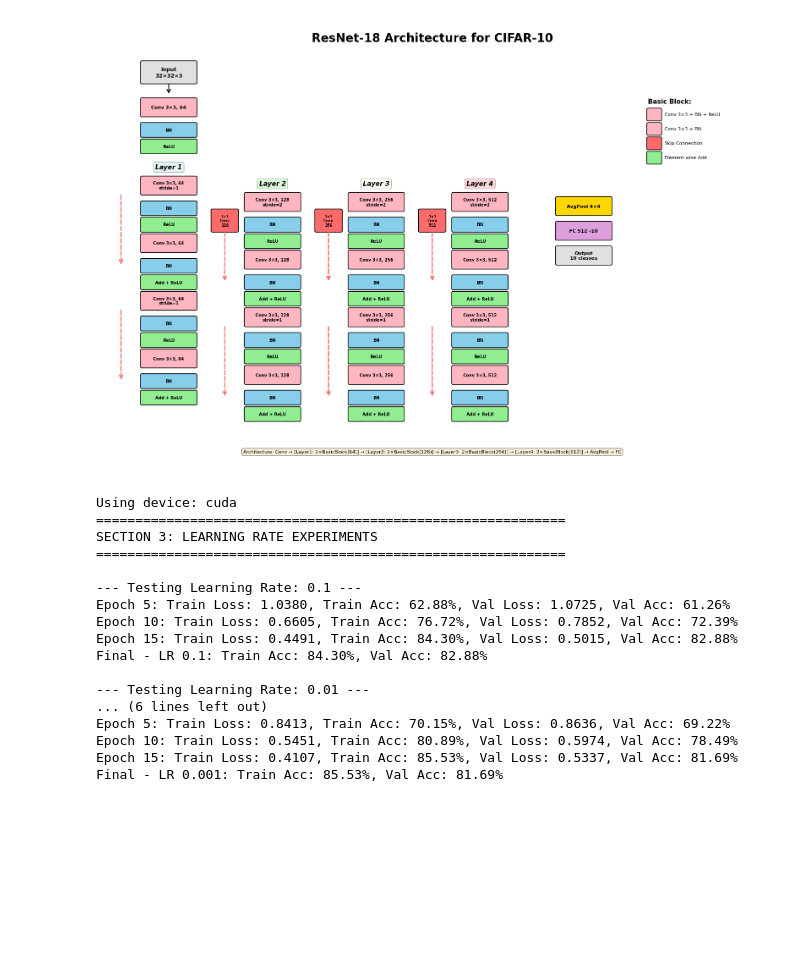
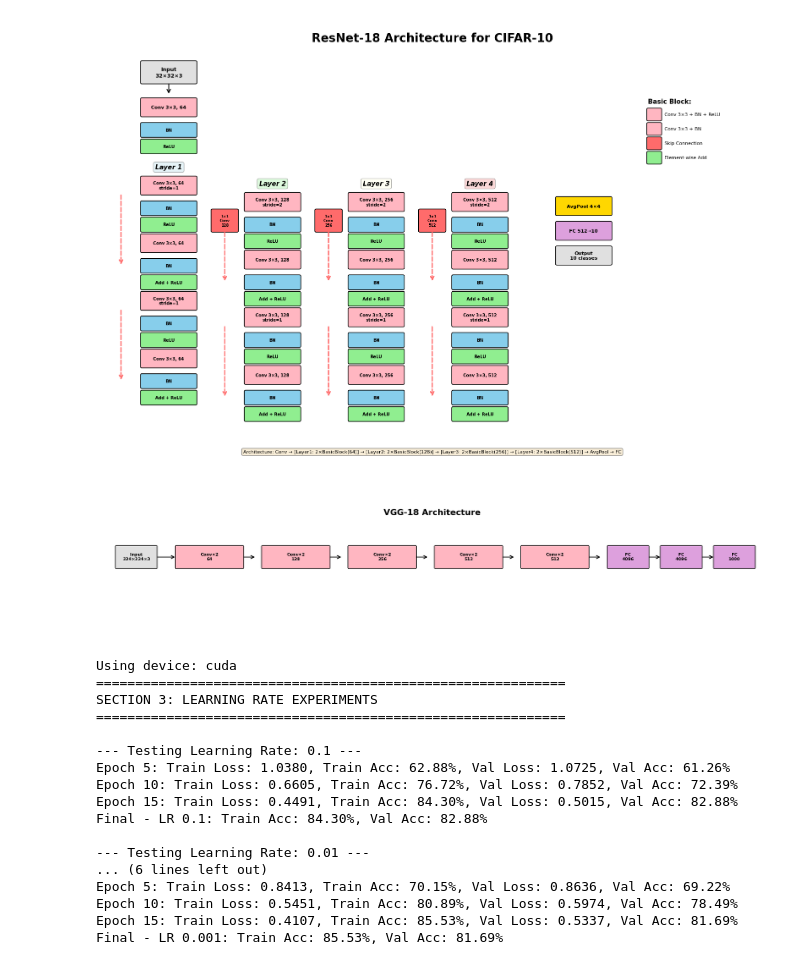
Before and after one commit to rashmikbhat/ResNet18, a Jupyter notebook: ResNet_18_new_final.ipynb, the cells around one changed output. Saved outputs shown, nothing was run; the diff lists cells and outputs as text; code cells hidden in the pictures; blank space fills up the shorter version.

```diff
--- a/ResNet_18_new_final.ipynb
+++ b/ResNet_18_new_final.ipynb
@@ -890,6 +686,76 @@ def visualize_resnet_architecture():
 visualize_resnet_architecture()
 # %% [output]
 [figure]
+# %%
+import matplotlib.pyplot as plt
+from matplotlib.patches import FancyBboxPatch, FancyArrowPatch
+
+def visualize_vgg18_architecture():
+    """
+    Generate a clear horizontal VGG-18 architecture diagram for comparison.
+    """
+    fig, ax = plt.subplots(figsize=(18, 4))
+    ax.set_xlim(0, 20)
+    ax.set_ylim(0, 4)
+    ax.axis('off')
+
+    # Colors
+    color_conv = '#FFB6C1'   # Pink for Conv layers
+    color_pool = '#FFD700'   # Yellow for MaxPool
+    color_fc = '#DDA0DD'     # Purple for FC layers
+
+    # Helper function
+    def draw_block(x, y, width, height, color, label, fontsize=8):
+        box = FancyBboxPatch((x, y), width, height, boxstyle="round,pad=0.03",
+                              edgecolor='black', facecolor=color, linewidth=1.2)
+        ax.add_patch(box)
+        ax.text(x + width/2, y + height/2, label, ha='center', va='center',
+                fontsize=fontsize, fontweight='bold', wrap=True)
+
+    def draw_arrow(x1, y1, x2, y2):
+        arrow = FancyArrowPatch((x1, y1), (x2, y2),
+                                arrowstyle='->', mutation_scale=15, linewidth=1.5, color='black')
+        ax.add_patch(arrow)
+
+    # Start positions
+    x_pos = 0.5
+    y_pos = 2
+
+    # Input
+    draw_block(x_pos, y_pos, 1.2, 0.6, '#E0E0E0', 'Input\n224×224×3', 8)
+    draw_arrow(x_pos + 1.2, y_pos + 0.3, x_pos + 1.8, y_pos + 0.3)
+
+    # Conv stages
+    stages = [
+        ('Conv×2\n64', color_conv),
+        ('Conv×2\n128', color_conv),
+        ('Conv×2\n256', color_conv),
+        ('Conv×2\n512', color_conv),
+        ('Conv×2\n512', color_conv)
+    ]
+
+    for i, (label, color) in enumerate(stages):
+        draw_block(x_pos + 1.8 + i*2.6, y_pos, 2.0, 0.6, color, label, 8)
+        draw_arrow(x_pos + 1.8 + i*2.6 + 2.0, y_pos + 0.3, x_pos + 1.8 + i*2.6 + 2.4, y_pos + 0.3)
+
+    # FC layers (all purple)
+    fc_start_x = x_pos + 1.8 + len(stages)*2.6
+    draw_block(fc_start_x, y_pos, 1.2, 0.6, color_fc, 'FC\n4096', 8)
+    draw_arrow(fc_start_x + 1.2, y_pos + 0.3, fc_start_x + 1.6, y_pos + 0.3)
+    draw_block(fc_start_x + 1.6, y_pos, 1.2, 0.6, color_fc, 'FC\n4096', 8)
+    draw_arrow(fc_start_x + 2.8, y_pos + 0.3, fc_start_x + 3.2, y_pos + 0.3)
+    draw_block(fc_start_x + 3.2, y_pos, 1.2, 0.6, color_fc, 'FC\n1000', 8)
+
+    # Title
+    ax.text(10, 3.5, 'VGG-18 Architecture', fontsize=16, fontweight='bold', ha='center')
+
+    plt.tight_layout()
+    plt.savefig('vgg18_architecture.png', dpi=300, bbox_inches='tight', facecolor='white')
+    plt.show()
+
+visualize_vgg18_architecture()
+# %% [output]
+[figure, added]
 # %%
 # ===========================
 # Main experiments
```
Also changed, not shown: parts of 1 cell of this notebook.
